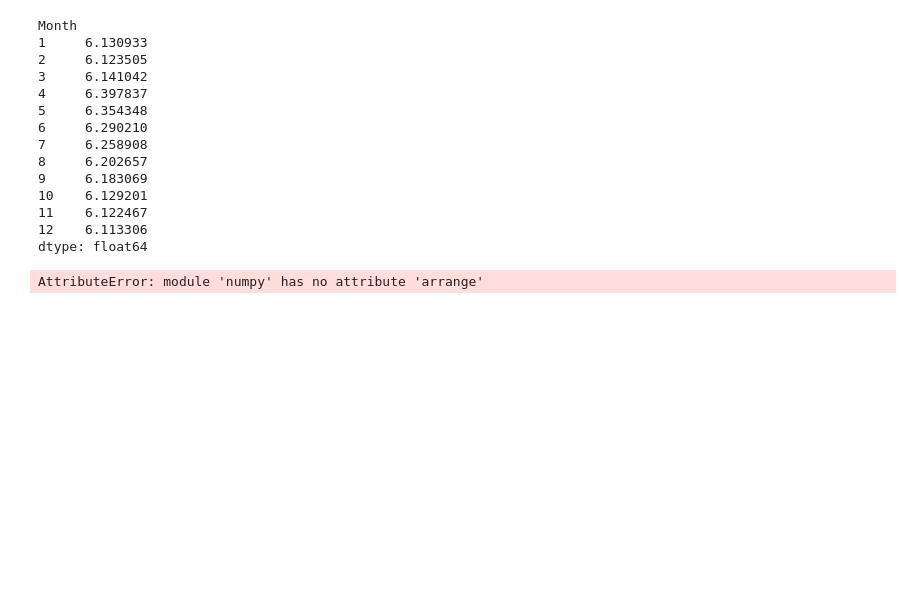
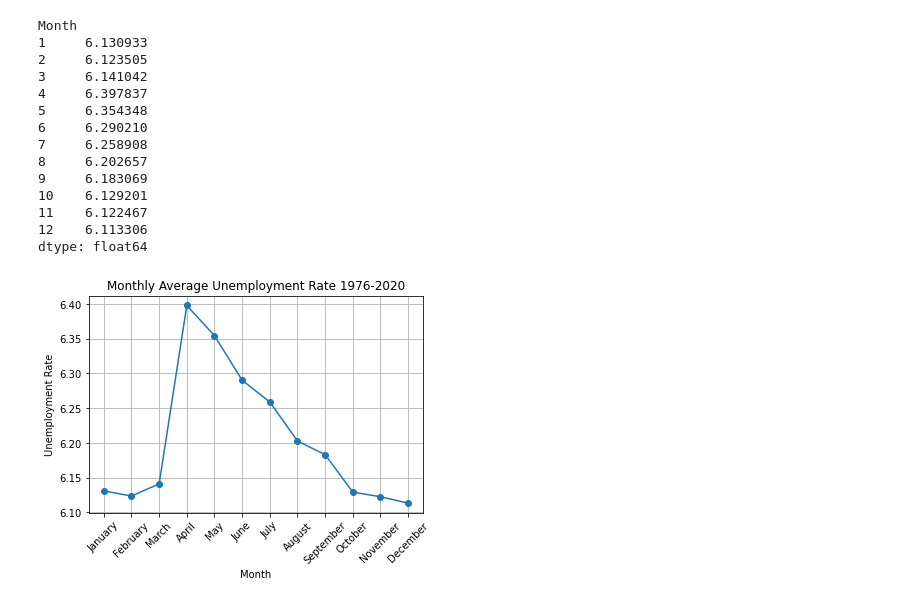
Before and after one commit to nikatnguyen/demo-github, a Jupyter notebook: main.ipynb, the cells around one changed output. Saved outputs shown, nothing was run; the diff lists cells and outputs as text; code cells hidden in the pictures; blank space fills up the shorter version.

Commit message:
Yearly and Monthly Unemployment Rate

```diff
--- a/main.ipynb
+++ b/main.ipynb
@@ -143,12 +143,17 @@ Month
 11    6.122467
 12    6.113306
 dtype: float64
-# %%
-x_axis = np.arrange(0,13, 1)
-
-plt.plot(x_axis, monthly_unemployment_rate, marker = "*")
-
-
-plt.show()
-# %% [output]
-AttributeError: module 'numpy' has no attribute 'arrange'
+# %%
+x_axis = ["January", "February", "March", "April", "May", "June", "July", "August", "September", "October", "November", "December"]
+
+plt.plot(x_axis, monthly_unemployment_rate, marker = "o")
+
+plt.xticks(x_axis, rotation=45)
+#labels and title
+plt.xlabel('Month')
+plt.ylabel('Unemployment Rate')
+plt.title('Monthly Average Unemployment Rate 1976-2020')
+plt.grid(True)
+plt.show()
+# %% [output]
+[figure, added]
```
Also changed, not shown: 1 other file.
